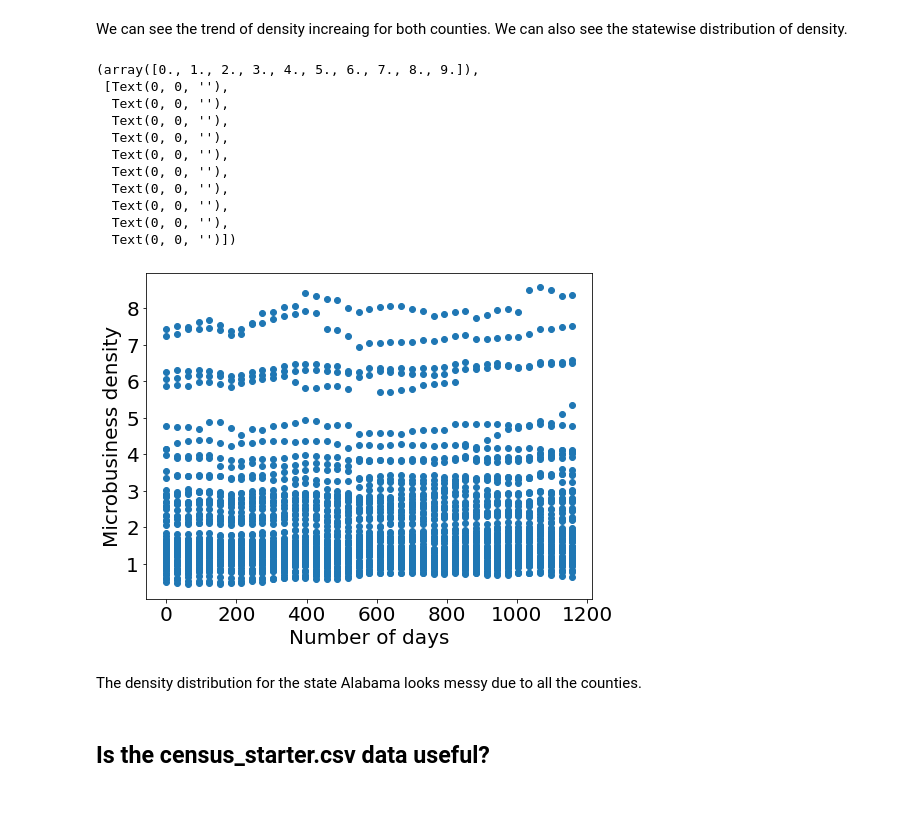
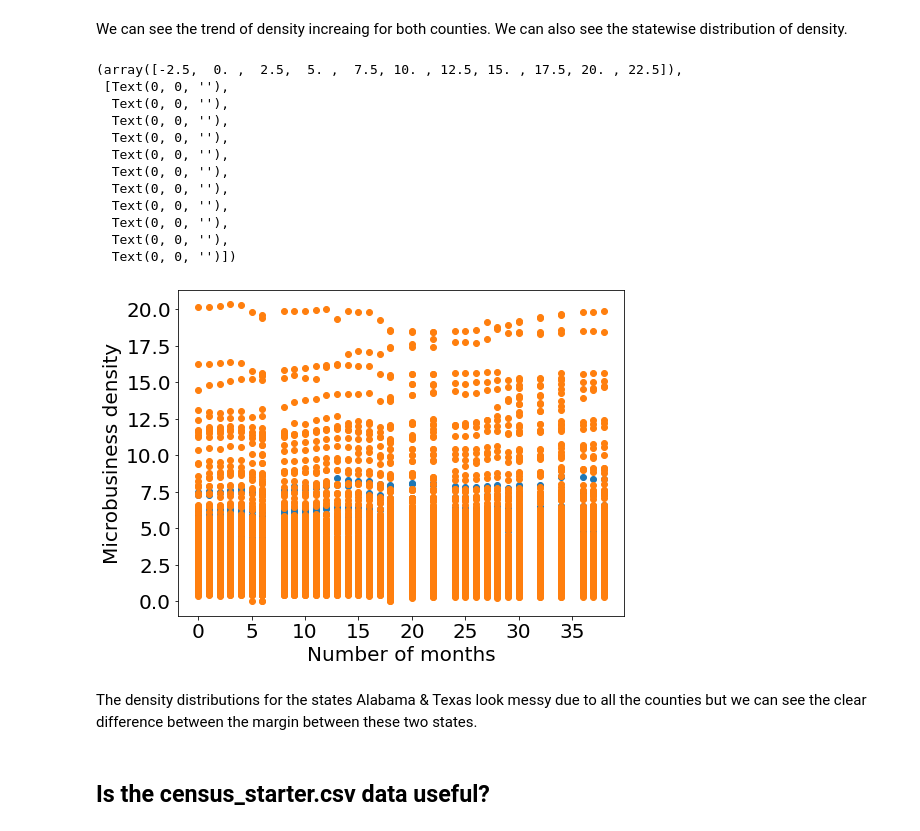
Before and after one commit to rid181198/GoDaddy_Microbusiness_forecast, a Jupyter notebook: data-featuring.ipynb, the cells around one changed output. Cells and saved outputs as stored; diff of their text form; code cells hidden in the pictures; blank space fills up the shorter version.

```diff
--- a/data-featuring.ipynb
+++ b/data-featuring.ipynb
@@ -21,13 +21,14 @@ print(len(census_data),len(train_data))
-# %%
-train_data['numDays'] = " "
-
-dates = np.array(train_data['first_day_of_month'])
-
-numDays = ( (pd.to_datetime(dates)) \
-                                   - (pd.to_datetime(min(train_data['first_day_of_month']))) ).days
-
-
-train_data['numDays'] = numDays
+# %%
+train_data['numMons'] = " "
+min_date = pd.to_datetime(min(train_data['first_day_of_month']))
+
+dates = np.array(train_data['first_day_of_month'])
+
+numMons = (  ( (pd.to_datetime(dates)) \
+                                   - ( min_date  ) )/(np.timedelta64(1, 'M'))  ).astype('int')
+
+
+train_data['numMons'] = numMons
 # %%
 train_data.head()
 # %% [output]
@@ -115,29 +116,32 @@ plt.yticks(fontsize=fs)
 # %% [markdown]
 We can see the trend of density increaing for both counties. We can also see the statewise distribution of density.
 # %%
-dataState = train_data[train_data['state'] == 'Alabama']
+dataState1 = train_data[train_data['state'] == 'Alabama']
+dataState2 = train_data[train_data['state'] == 'Texas']
 # %%
 plt.figure(figsize=(figL,figW))
-plt.scatter(dataState['numDays'],dataState['microbusiness_density'])
-plt.xlabel('Number of days',fontsize=fs)
+plt.scatter(dataState1['numMons'],dataState1['microbusiness_density'])
+plt.scatter(dataState2['numMons'],dataState2['microbusiness_density'])
+plt.xlabel('Number of months',fontsize=fs)
 plt.ylabel('Microbusiness density',fontsize=fs)
 plt.xticks(fontsize=fs)
 plt.yticks(fontsize=fs)
 # %% [output]
-(array([0., 1., 2., 3., 4., 5., 6., 7., 8., 9.]),
+(array([-2.5,  0. ,  2.5,  5. ,  7.5, 10. , 12.5, 15. , 17.5, 20. , 22.5]),
  [Text(0, 0, ''),
   Text(0, 0, ''),
   Text(0, 0, ''),
   Text(0, 0, ''),
   Text(0, 0, ''),
   Text(0, 0, ''),
   Text(0, 0, ''),
   Text(0, 0, ''),
   Text(0, 0, ''),
+  Text(0, 0, ''),
   Text(0, 0, '')])
-[figure, old version]
+[figure, new version]
 # %% [markdown]
-The density distribution for the state Alabama looks messy due to all the counties.
+The density distributions for the states Alabama & Texas look messy due to all the counties but we can see the clear difference between the margin between these two states.
 # %% [markdown]
 ## Is the census_starter.csv data useful?
 # %%
```
Also changed, not shown: parts of 9 cells of this notebook.
